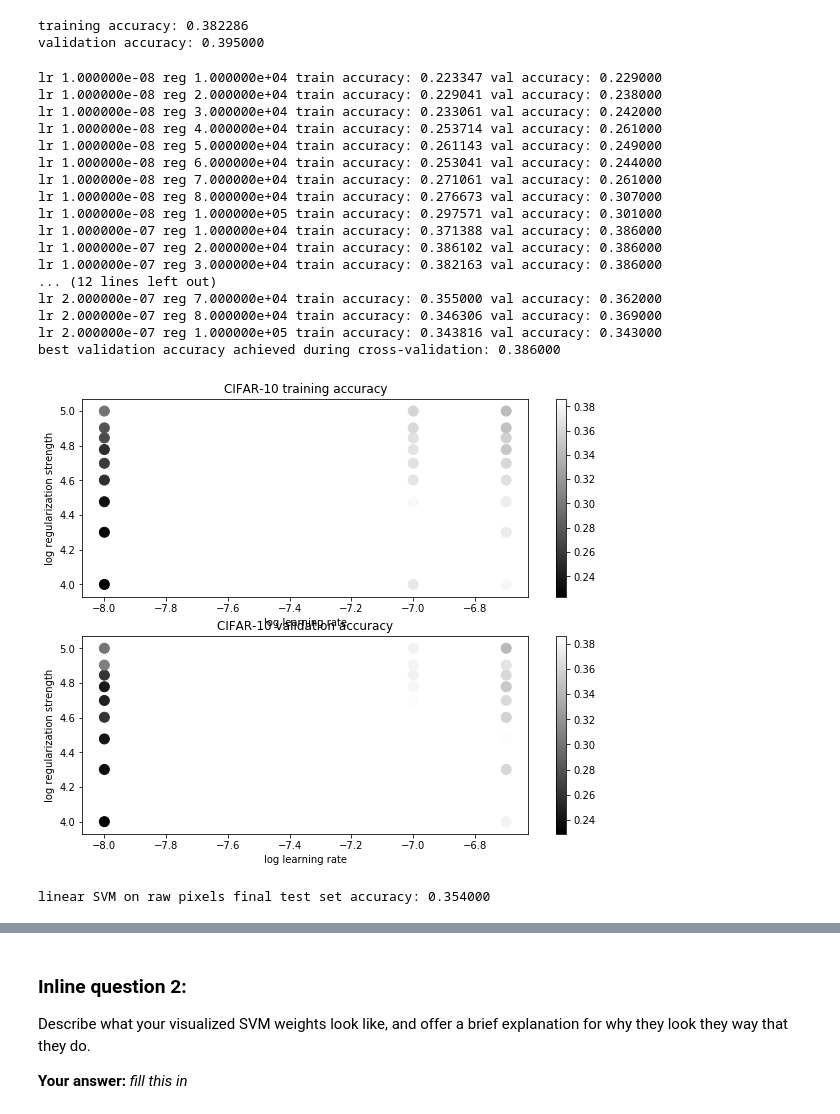
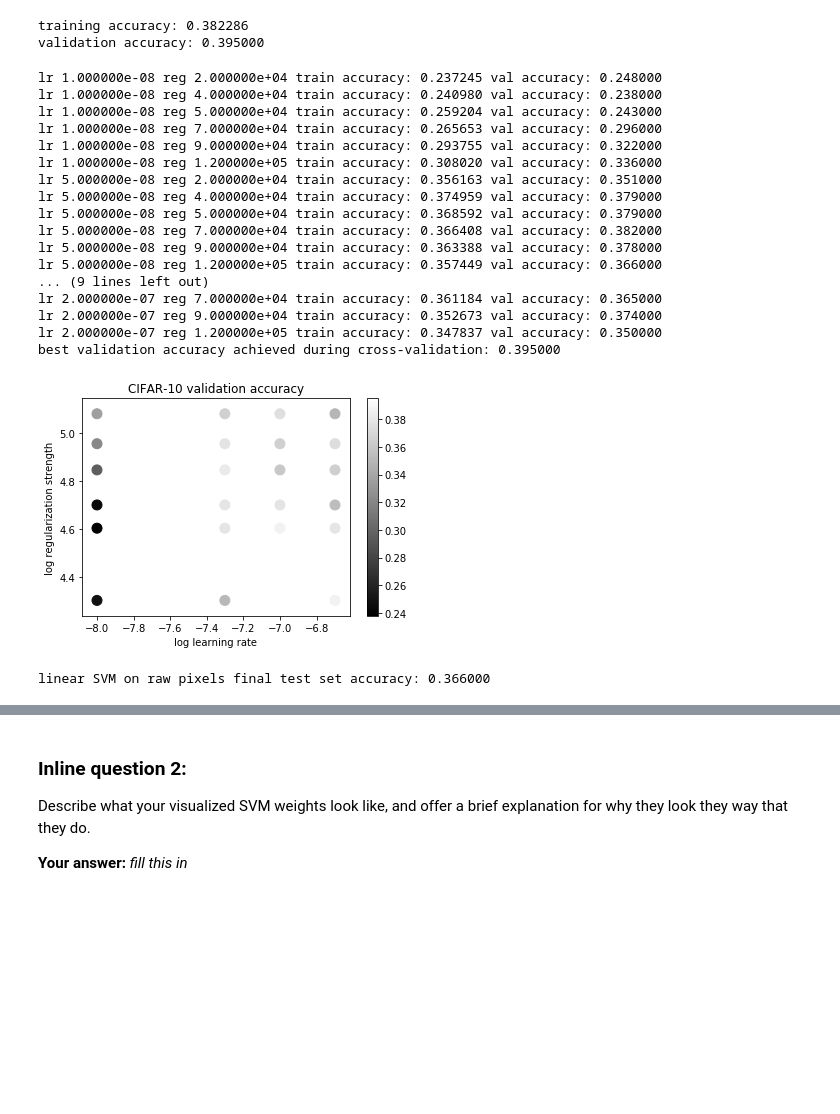
Before and after one commit to jojo23333/dataMining, a Jupyter notebook: assignment1/svm.ipynb, the cells around one changed output, grey strips where cells are left out. Drawn from its saved outputs; the diff is of its cells as text; code cells hidden in the pictures; blank space fills up the shorter version.

```diff
--- a/assignment1/svm.ipynb
+++ b/assignment1/svm.ipynb
@@ -365,8 +359,8 @@ validation accuracy: 0.395000
 # learning rate). You should experiment with different ranges for the learning
 # rates and regularization strengths; if you are careful you should be able to
 # get a classification accuracy of about 0.4 on the validation set.
-learning_rates = [1e-8, 1e-7, 2e-7]
-regularization_strengths = [1e4, 2e4, 3e4, 4e4, 5e4, 6e4, 7e4, 8e4, 1e5]
+learning_rates = [1e-8, 5e-8, 1e-7, 2e-7]
+regularization_strengths = [2e4, 4e4, 5e4, 7e4, 9e4, 1.2e5]
 
 # results is dictionary mapping tuples of the form
 # (learning_rate, regularization_strength) to tuples of the form
@@ -412,59 +406,60 @@ for l in learning_rates:
 
 print('best validation accuracy achieved during cross-validation: %f' % best_val)
 # %% [output]
-lr 1.000000e-08 reg 1.000000e+04 train accuracy: 0.223347 val accuracy: 0.229000
-lr 1.000000e-08 reg 2.000000e+04 train accuracy: 0.229041 val accuracy: 0.238000
-lr 1.000000e-08 reg 3.000000e+04 train accuracy: 0.233061 val accuracy: 0.242000
-lr 1.000000e-08 reg 4.000000e+04 train accuracy: 0.253714 val accuracy: 0.261000
-lr 1.000000e-08 reg 5.000000e+04 train accuracy: 0.261143 val accuracy: 0.249000
-lr 1.000000e-08 reg 6.000000e+04 train accuracy: 0.253041 val accuracy: 0.244000
-lr 1.000000e-08 reg 7.000000e+04 train accuracy: 0.271061 val accuracy: 0.261000
-lr 1.000000e-08 reg 8.000000e+04 train accuracy: 0.276673 val accuracy: 0.307000
-lr 1.000000e-08 reg 1.000000e+05 train accuracy: 0.297571 val accuracy: 0.301000
-lr 1.000000e-07 reg 1.000000e+04 train accuracy: 0.371388 val accuracy: 0.386000
-lr 1.000000e-07 reg 2.000000e+04 train accuracy: 0.386102 val accuracy: 0.386000
-lr 1.000000e-07 reg 3.000000e+04 train accuracy: 0.382163 val accuracy: 0.386000
-... (12 lines left out)
-lr 2.000000e-07 reg 7.000000e+04 train accuracy: 0.355000 val accuracy: 0.362000
-lr 2.000000e-07 reg 8.000000e+04 train accuracy: 0.346306 val accuracy: 0.369000
-lr 2.000000e-07 reg 1.000000e+05 train accuracy: 0.343816 val accuracy: 0.343000
-best validation accuracy achieved during cross-validation: 0.386000
+lr 1.000000e-08 reg 2.000000e+04 train accuracy: 0.237245 val accuracy: 0.248000
+lr 1.000000e-08 reg 4.000000e+04 train accuracy: 0.240980 val accuracy: 0.238000
+lr 1.000000e-08 reg 5.000000e+04 train accuracy: 0.259204 val accuracy: 0.243000
+lr 1.000000e-08 reg 7.000000e+04 train accuracy: 0.265653 val accuracy: 0.296000
+lr 1.000000e-08 reg 9.000000e+04 train accuracy: 0.293755 val accuracy: 0.322000
+lr 1.000000e-08 reg 1.200000e+05 train accuracy: 0.308020 val accuracy: 0.336000
+lr 5.000000e-08 reg 2.000000e+04 train accuracy: 0.356163 val accuracy: 0.351000
+lr 5.000000e-08 reg 4.000000e+04 train accuracy: 0.374959 val accuracy: 0.379000
+lr 5.000000e-08 reg 5.000000e+04 train accuracy: 0.368592 val accuracy: 0.379000
+lr 5.000000e-08 reg 7.000000e+04 train accuracy: 0.366408 val accuracy: 0.382000
+lr 5.000000e-08 reg 9.000000e+04 train accuracy: 0.363388 val accuracy: 0.378000
+lr 5.000000e-08 reg 1.200000e+05 train accuracy: 0.357449 val accuracy: 0.366000
+... (9 lines left out)
+lr 2.000000e-07 reg 7.000000e+04 train accuracy: 0.361184 val accuracy: 0.365000
+lr 2.000000e-07 reg 9.000000e+04 train accuracy: 0.352673 val accuracy: 0.374000
+lr 2.000000e-07 reg 1.200000e+05 train accuracy: 0.347837 val accuracy: 0.350000
+best validation accuracy achieved during cross-validation: 0.395000
 # %%
 # Visualize the cross-validation results
 import math
 x_scatter = [math.log10(x[0]) for x in results]
 y_scatter = [math.log10(x[1]) for x in results]
 
 # plot training accuracy
 marker_size = 100
 colors = [results[x][0] for x in results]
-plt.subplot(2, 1, 1)
+# plt.subplot(2, 1, 1)
 plt.scatter(x_scatter, y_scatter, marker_size, c=colors)
 plt.colorbar()
 plt.xlabel('log learning rate')
 plt.ylabel('log regularization strength')
-plt.savefig('/home/jojo/img/datamining/svm/train_acc_scatter.png')
 plt.title('CIFAR-10 training accuracy')
+plt.savefig('./train_acc_scatter.png')
+plt.close()
 
 # plot validation accuracy
 colors = [results[x][1] for x in results] # default size of markers is 20
-plt.subplot(2, 1, 2)
+# plt.subplot(2, 1, 2)
 plt.scatter(x_scatter, y_scatter, marker_size, c=colors)
 plt.colorbar()
 plt.xlabel('log learning rate')
 plt.ylabel('log regularization strength')
 plt.title('CIFAR-10 validation accuracy')
-plt.savefig('/home/jojo/img/datamining/svm/val_acc_scatter.png')
+plt.savefig('./val_acc_scatter.png')
 plt.show()
 # %% [output]
-[figure, old version]
+[figure, new version]
 # %%
 # Evaluate the best svm on test set
 y_test_pred = best_svm.predict(X_test)
 test_accuracy = np.mean(y_test == y_test_pred)
 print('linear SVM on raw pixels final test set accuracy: %f' % test_accuracy)
 # %% [output]
-linear SVM on raw pixels final test set accuracy: 0.354000
+linear SVM on raw pixels final test set accuracy: 0.366000
 # %%
 # Visualize the learned weights for each class.
 # Depending on your choice of learning rate and regularization strength, these may
```
Also changed, not shown: parts of 8 cells of this notebook, 9 other files.
